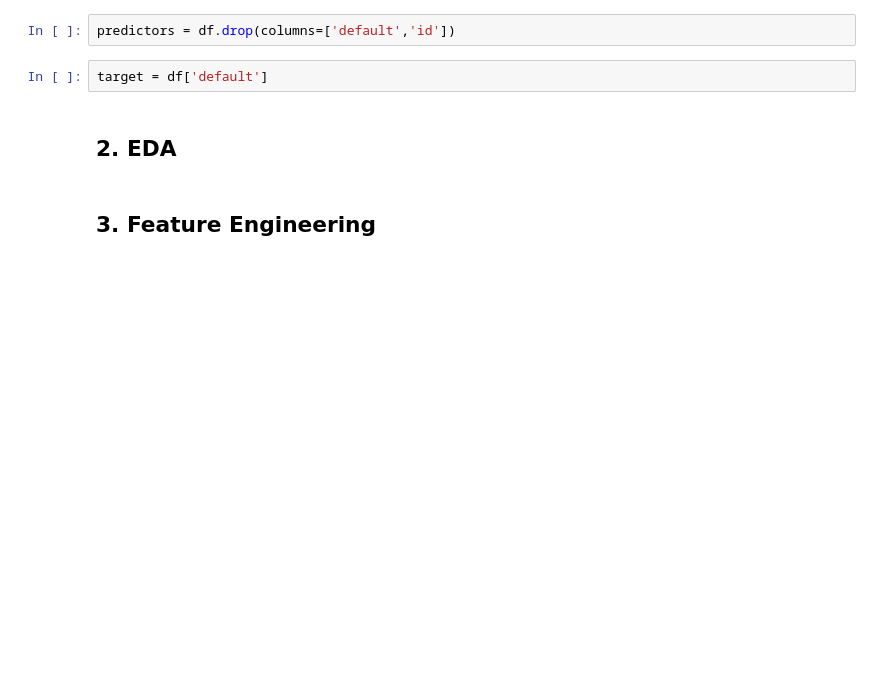
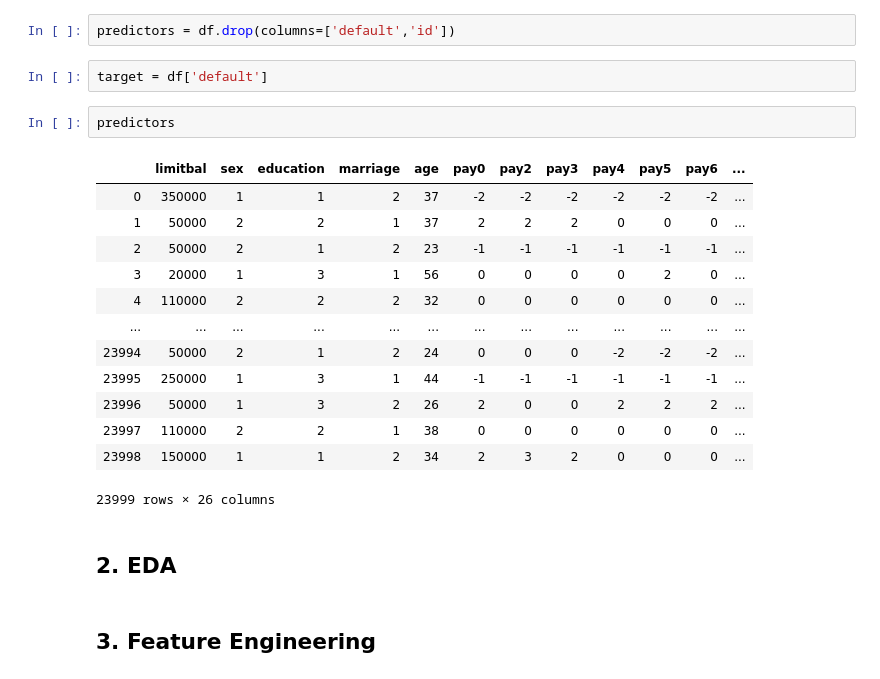
Before and after one commit to bphall/nyc-mhtn-ds-010620-lectures, a Jupyter notebook: week-9/classification-assessment/classification-assessment.ipynb, the cells around one changed output. Drawn from its saved outputs; the diff is of its cells as text; blank space fills up the shorter version.

```diff
--- a/week-9/classification-assessment/classification-assessment.ipynb
+++ b/week-9/classification-assessment/classification-assessment.ipynb
@@ -94,6 +94,22 @@ df['ratio1'] = df.billamt1/(df.payamt1+1)
 predictors = df.drop(columns=['default','id'])
 # %%
 target = df['default']
+# %%
+predictors
+# %% [output]
+|  | limitbal | sex | education | marriage | age | pay0 | pay2 | pay3 | pay4 | pay5 | pay6 | ... |
+| 0 | 350000 | 1 | 1 | 2 | 37 | -2 | -2 | -2 | -2 | -2 | -2 | ... |
+| 1 | 50000 | 2 | 2 | 1 | 37 | 2 | 2 | 2 | 0 | 0 | 0 | ... |
+| 2 | 50000 | 2 | 1 | 2 | 23 | -1 | -1 | -1 | -1 | -1 | -1 | ... |
+| 3 | 20000 | 1 | 3 | 1 | 56 | 0 | 0 | 0 | 0 | 2 | 0 | ... |
+| 4 | 110000 | 2 | 2 | 2 | 32 | 0 | 0 | 0 | 0 | 0 | 0 | ... |
+| ... | ... | ... | ... | ... | ... | ... | ... | ... | ... | ... | ... | ... |
+| 23994 | 50000 | 2 | 1 | 2 | 24 | 0 | 0 | 0 | -2 | -2 | -2 | ... |
+| 23995 | 250000 | 1 | 3 | 1 | 44 | -1 | -1 | -1 | -1 | -1 | -1 | ... |
+| 23996 | 50000 | 1 | 3 | 2 | 26 | 2 | 0 | 0 | 2 | 2 | 2 | ... |
+| 23997 | 110000 | 2 | 2 | 1 | 38 | 0 | 0 | 0 | 0 | 0 | 0 | ... |
+| 23998 | 150000 | 1 | 1 | 2 | 34 | 2 | 3 | 2 | 0 | 0 | 0 | ... |
+23999 rows × 26 columns
 # %% [markdown]
 ## 2. EDA
 # %% [markdown]
```
Also changed, not shown: 1 other file.
